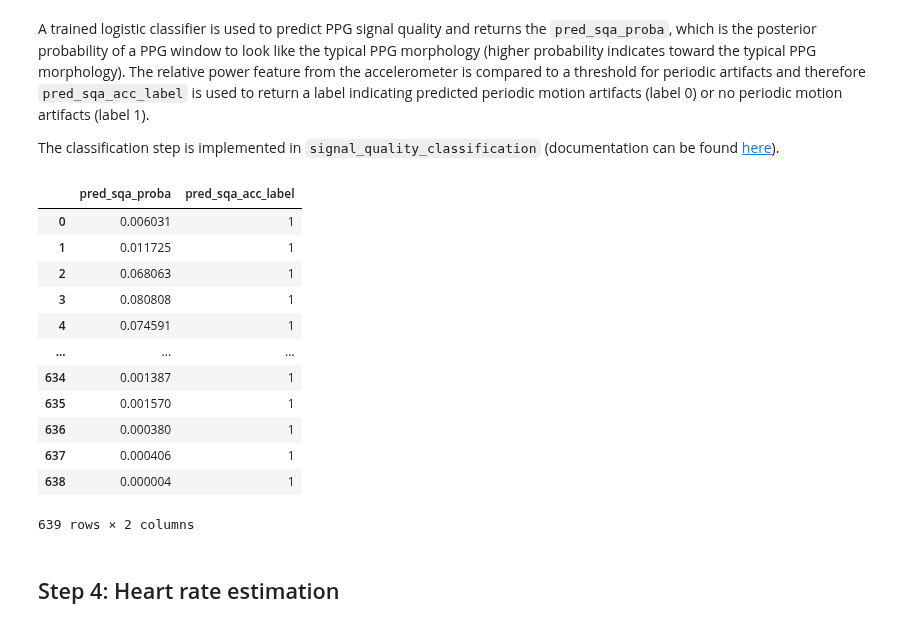
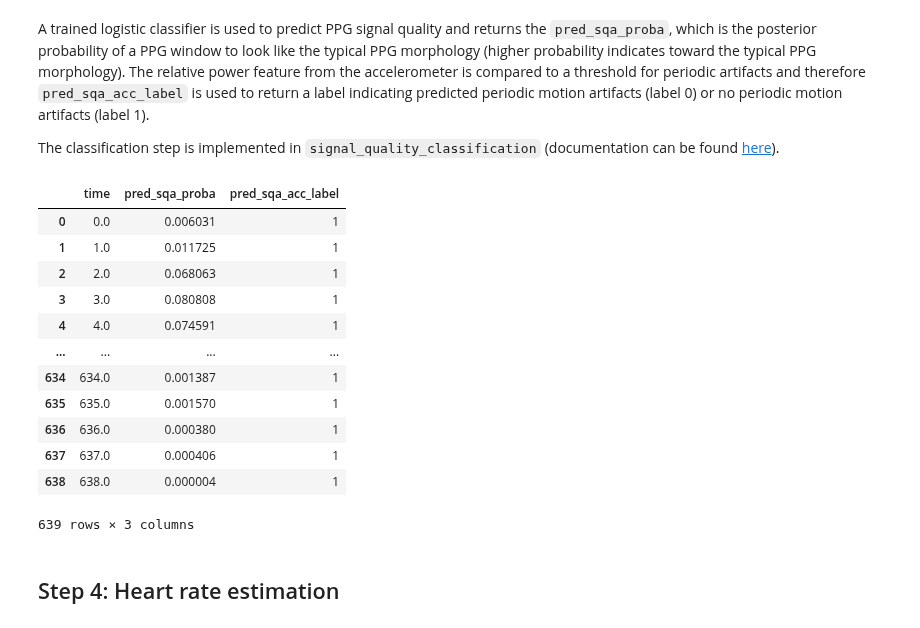
Before and after one commit to biomarkersParkinson/paradigma, a Jupyter notebook: docs/tutorials/heart_rate_analysis.ipynb, the cells around one changed output. Cells and saved outputs as stored; diff of their text form; code cells hidden in the pictures.

```diff
--- a/docs/tutorials/heart_rate_analysis.ipynb
+++ b/docs/tutorials/heart_rate_analysis.ipynb
@@ -22,8 +22,14 @@ path_to_prepared_data = path_to_data / '1.prepared_data'
 ppg_prefix = 'PPG'
 imu_prefix = 'IMU'
 
-df_ppg, _, _ = load_tsdf_dataframe(path_to_prepared_data / ppg_prefix, prefix = ppg_prefix)
-df_imu, _, _ = load_tsdf_dataframe(path_to_prepared_data / imu_prefix, prefix = imu_prefix)
+df_ppg, metadata_time_ppg, _= load_tsdf_dataframe(
+    path_to_data=path_to_prepared_data / ppg_prefix,
+    prefix = ppg_prefix
+)
+df_imu, metadata_time_imu, _ = load_tsdf_dataframe(
+    path_to_data=path_to_prepared_data / imu_prefix,
+    prefix = imu_prefix
+)
 
 display(df_ppg, df_imu)
 # %% [output]
@@ -66,7 +72,14 @@ from paradigma.preprocessing import preprocess_ppg_data
 ppg_config = PPGConfig()
 imu_config = IMUConfig()
 
-df_ppg_proc, df_acc_proc = preprocess_ppg_data(df_ppg, df_imu, ppg_config, imu_config)
+df_ppg_proc, df_acc_proc = preprocess_ppg_data(
+    df_ppg=df_ppg,
+    df_imu=df_imu,
+    ppg_config=ppg_config,
+    imu_config=imu_config,
+    start_time_ppg=metadata_time_ppg.start_iso8601,
+    start_time_imu=metadata_time_imu.start_iso8601
+)
 
 display(df_ppg_proc, df_acc_proc)
 # %% [output]
@@ -118,7 +131,12 @@ acc_config = HeartRateConfig('imu')
 print("The default window length for the signal quality feature extraction is set to", ppg_config.window_length_s, "seconds.")
 print("The default step size for the signal quality feature extraction is set to", ppg_config.window_step_length_s, "seconds.")
 
-df_features = extract_signal_quality_features(ppg_config, df_ppg_proc, acc_config, df_acc_proc)
+df_features = extract_signal_quality_features(
+    config_ppg=ppg_config,
+    df_ppg=df_ppg_proc,
+    config_acc=acc_config,
+    df_acc=df_acc_proc
+)
 
 df_features
 # %% [output]
@@ -146,29 +164,33 @@ The classification step is implemented in `signal_quality_classification` (docum
 # %%
 from paradigma.pipelines.heart_rate_pipeline import signal_quality_classification
 
 path_to_assets = Path('../../src/paradigma/assets')
 ppg_quality_classifier_package_filename = 'ppg_quality_clf_package.pkl'
 path_to_classifier_package = path_to_assets / ppg_quality_classifier_package_filename
 
 config = HeartRateConfig()
 
-df_sqa = signal_quality_classification(df_features, config, path_to_classifier_package)
+df_sqa = signal_quality_classification(
+    df=df_features,
+    config=config,
+    full_path_to_classifier_package=path_to_classifier_package
+)
 
 df_sqa
 # %% [output]
-|  | pred_sqa_proba | pred_sqa_acc_label |
-| 0 | 0.006031 | 1 |
-| 1 | 0.011725 | 1 |
-| 2 | 0.068063 | 1 |
-| 3 | 0.080808 | 1 |
-| 4 | 0.074591 | 1 |
-| ... | ... | ... |
-| 634 | 0.001387 | 1 |
-| 635 | 0.001570 | 1 |
-| 636 | 0.000380 | 1 |
-| 637 | 0.000406 | 1 |
-| 638 | 0.000004 | 1 |
+|  | time | pred_sqa_proba | pred_sqa_acc_label |
+| 0 | 0.0 | 0.006031 | 1 |
+| 1 | 1.0 | 0.011725 | 1 |
+| 2 | 2.0 | 0.068063 | 1 |
+| 3 | 3.0 | 0.080808 | 1 |
+| 4 | 4.0 | 0.074591 | 1 |
+| ... | ... | ... | ... |
+| 634 | 634.0 | 0.001387 | 1 |
+| 635 | 635.0 | 0.001570 | 1 |
+| 636 | 636.0 | 0.000380 | 1 |
+| 637 | 637.0 | 0.000406 | 1 |
+| 638 | 638.0 | 0.000004 | 1 |
-639 rows × 2 columns
+639 rows × 3 columns
 # %% [markdown]
 ## Step 4: Heart rate estimation
 # %% [markdown]
```
Also changed, not shown: parts of 3 cells of this notebook, 3 other files.
